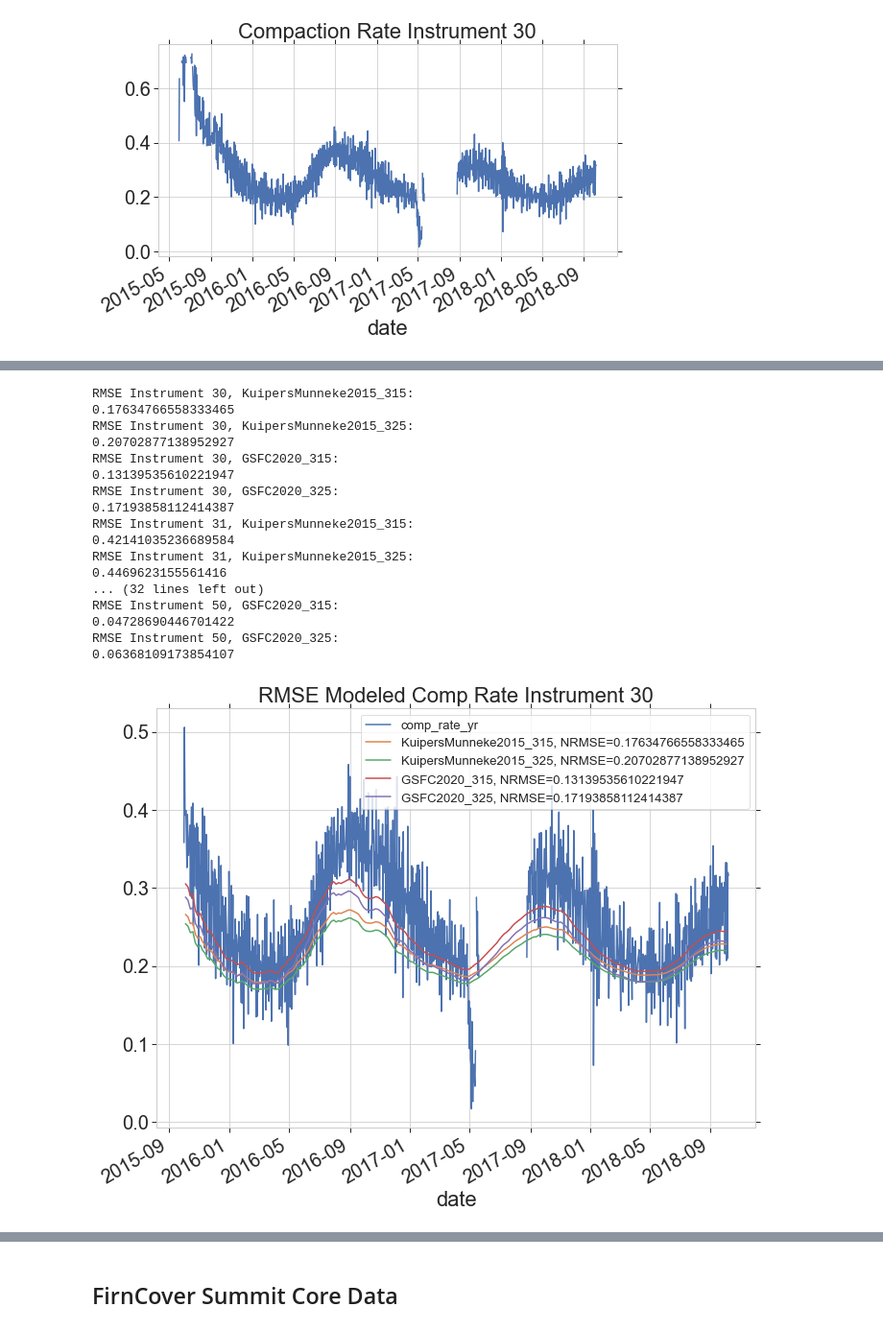
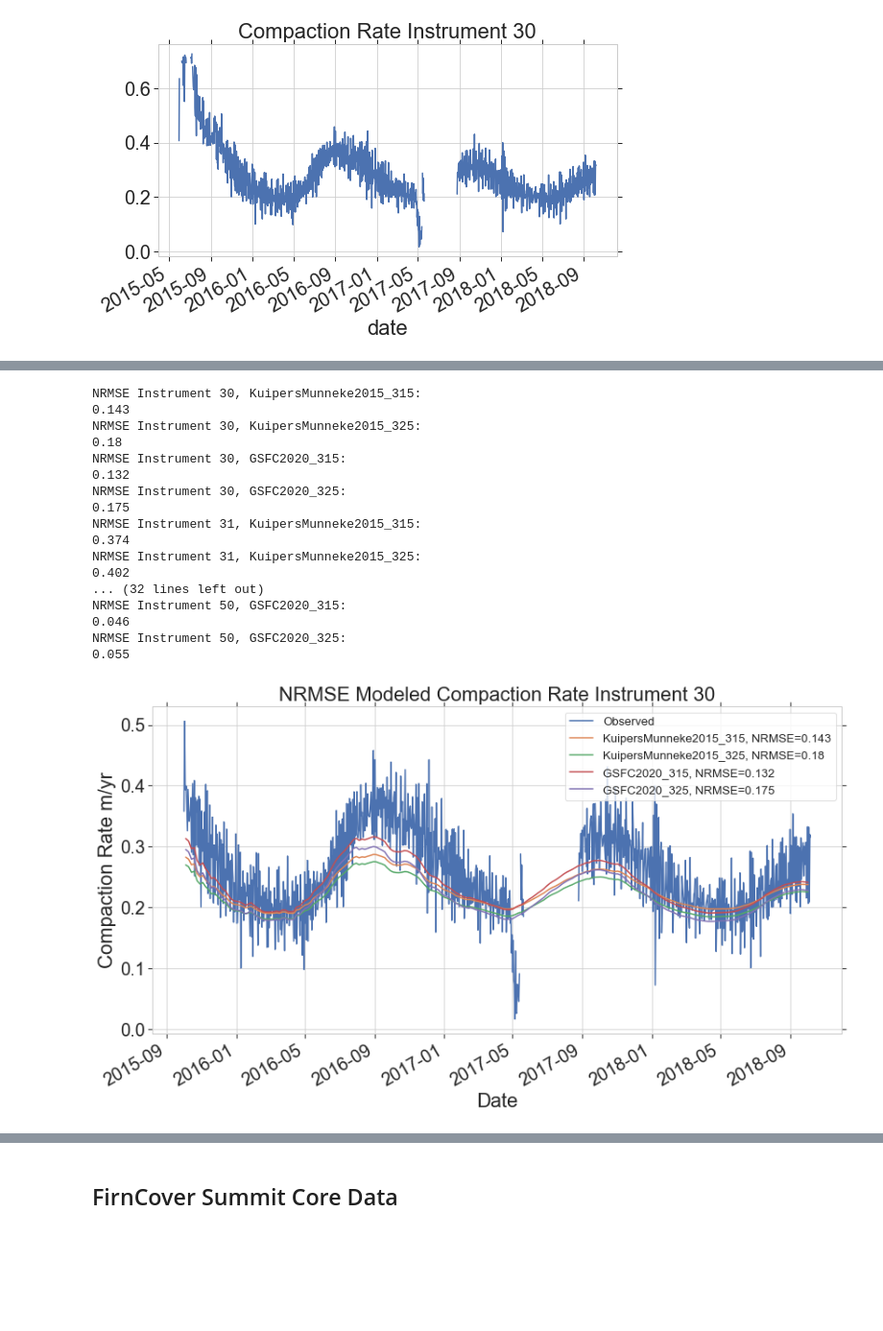
Before and after one commit to maximusjstevens/firncover, a Jupyter notebook: Summit_Model_Comp.ipynb, the cells around one changed output, grey strips where cells are left out. Shown at 96% size. Drawn from its saved outputs; the diff is of its cells as text; code cells hidden in the pictures; blank space fills up the shorter version.

```diff
--- a/Summit_Model_Comp.ipynb
+++ b/Summit_Model_Comp.ipynb
@@ -289,7 +321,7 @@ endf = toYearFraction(i30d.index[-1]) #index [-1] indicating the end
 
 modeled_comp_dict = {}
 
-for model_name in rd.keys():
+for model_name in rd2.keys():
     modeled_comp_dict[model_name]=getModeledCompaction(stdf,endf,st_top,st_bot,model_name)
     # print(modeled_comp_dict[model_name])
 # %%
@@ -313,7 +345,7 @@ for model_name in rd.keys():
 # %%
 ## Loop through all instruments for Summit data
 for II in SumIds:
-    f1,a1 = plt.subplots(figsize=(8,5))
+    f1,a1 = plt.subplots(figsize=(11,6))
     compaction_observed = idict[II]
     compaction_observed['comp_rate_yr'].plot(ax=a1)
     a1.set_title(f'Modeled Compaction Rate Instrument {II}')
@@ -328,15 +360,15 @@ for II in SumIds:
 
     modeled_comp_dict = {}
 
-    for model_name in rd.keys():
+    for model_name in rd2.keys():
         modeled_comp_dict[model_name]=getModeledCompaction(stdf,endf,st_top,st_bot,model_name)
         # print(modeled_comp_dict[model_name])
         comp_dataframe = modeled_comp_dict[model_name]
         a1.plot(comp_dataframe.index,comp_dataframe['comp_rate'],label=model_name)
     a1.legend()
     a1.set_xlabel('Date')
-    a1.set_ylabel('Compaction Rate mm/yr')
+    a1.set_ylabel('Compaction Rate m/yr')
 
-    figfilename = f'Instrument_{II}_{lat_val}_{lon_val}_Modeled_Comp.png'
+    figfilename = f'Tplus{t_adjust}_Instrument_{II}_{lat_val}_{lon_val}_Modeled_Comp.png'
     f1.savefig(figfilename)
 # %% [output]
@@ -349,55 +381,56 @@ for II in SumIds:
 # %%
 ### RMSE for the modeled compaction rates
 
 ## Loop through all instruments for Summit data
 for II in SumIds:
-    f1,a1 = plt.subplots(figsize=(10,8))
+    f1,a1 = plt.subplots(figsize=(12,7))
     compaction_observed = idict[II]
-    y_measured =compaction_observed['comp_rate_yr'].loc['2015-10':]
-    y_measured.plot(ax=a1)
-    a1.set_title(f'RMSE Modeled Comp Rate Instrument {II}')
+    y_measured_comp =compaction_observed['comp_rate_yr'].loc['2015-10':]
+    y_measured_comp.plot(ax=a1, label = f'Observed')
+    a1.set_title(f'NRMSE Modeled Compaction Rate Instrument {II}')
 
         ### calculate compaction rates from each model run, put them in a dataframe, and put each of those dataframes into a dictionary for storage
     # Summit_data = pd.read_pickle('/Users/cdsteve2/research/firn/firncover/Summit_compaction.pkl')
     INdf = summit_df.loc[II]
     st_top = 0
     st_bot = INdf.hole_init_length[0]
     stdf = toYearFraction(INdf.index[0])
     endf = toYearFraction(INdf.index[-1]) #index [-1] indicating the end
 
     modeled_comp_dict = {}
 
-    for model_name in rd.keys():
+    for model_name in rd2.keys():
         modeled_comp_dict[model_name]=getModeledCompaction(stdf,endf,st_top,st_bot,model_name)
-        # print(modeled_comp_dict[model_name])
         comp_dataframe = modeled_comp_dict[model_name].loc['2015-10':]
-        # y_modeled = comp_dataframe['comp_rate']
-        y_modeled = comp_dataframe['comp_rate']
-        MSE = np.square(np.subtract(y_measured,y_modeled)).mean()
-        RMSE = math.sqrt(MSE)
-        NRMSE = RMSE/y_measured.mean()
-        print(f'RMSE Instrument {II}, {model_name}:')
-        print(NRMSE)
-        a1.plot(comp_dataframe.index,comp_dataframe['comp_rate'],label = f'{model_name}, NRMSE={NRMSE}')
+        y_modeled_comp = comp_dataframe['comp_rate']
+        MSE_comp = np.square(np.subtract(y_measured_comp,y_modeled_comp)).mean()
+        RMSE_comp = math.sqrt(MSE_comp)
+        NRMSE_comp = RMSE_comp/y_measured_comp.mean()
+        NRMSE_comp_round = round(NRMSE_comp, 3)
+        print(f'NRMSE Instrument {II}, {model_name}:')
+        print(NRMSE_comp_round)
+        a1.plot(comp_dataframe.index,comp_dataframe['comp_rate'],label = f'{model_name}, NRMSE={NRMSE_comp_round}')
     a1.legend()
-    figfilename = f'NRMSE_{II}_{lat_val}_{lon_val}.png'
+    a1.set_ylabel('Compaction Rate m/yr')
+    a1.set_xlabel('Date')
+    figfilename = f'Tplus{t_adjust}_NRMSE_{II}_{lat_val}_{lon_val}.png'
     f1.savefig(figfilename)
 # %% [output]
-RMSE Instrument 30, KuipersMunneke2015_315:
-0.17634766558333465
-RMSE Instrument 30, KuipersMunneke2015_325:
-0.20702877138952927
-RMSE Instrument 30, GSFC2020_315:
-0.13139535610221947
-RMSE Instrument 30, GSFC2020_325:
-0.17193858112414387
-RMSE Instrument 31, KuipersMunneke2015_315:
-0.42141035236689584
-RMSE Instrument 31, KuipersMunneke2015_325:
-0.4469623155561416
+NRMSE Instrument 30, KuipersMunneke2015_315:
+0.143
+NRMSE Instrument 30, KuipersMunneke2015_325:
+0.18
+NRMSE Instrument 30, GSFC2020_315:
+0.132
+NRMSE Instrument 30, GSFC2020_325:
+0.175
+NRMSE Instrument 31, KuipersMunneke2015_315:
+0.374
+NRMSE Instrument 31, KuipersMunneke2015_325:
+0.402
 ... (32 lines left out)
-RMSE Instrument 50, GSFC2020_315:
-0.04728690446701422
-RMSE Instrument 50, GSFC2020_325:
-0.06368109173854107
+NRMSE Instrument 50, GSFC2020_315:
+0.046
+NRMSE Instrument 50, GSFC2020_325:
+0.055
-[figure, old version]
+[figure, new version]
```
Also changed, not shown: parts of 12 cells of this notebook.
